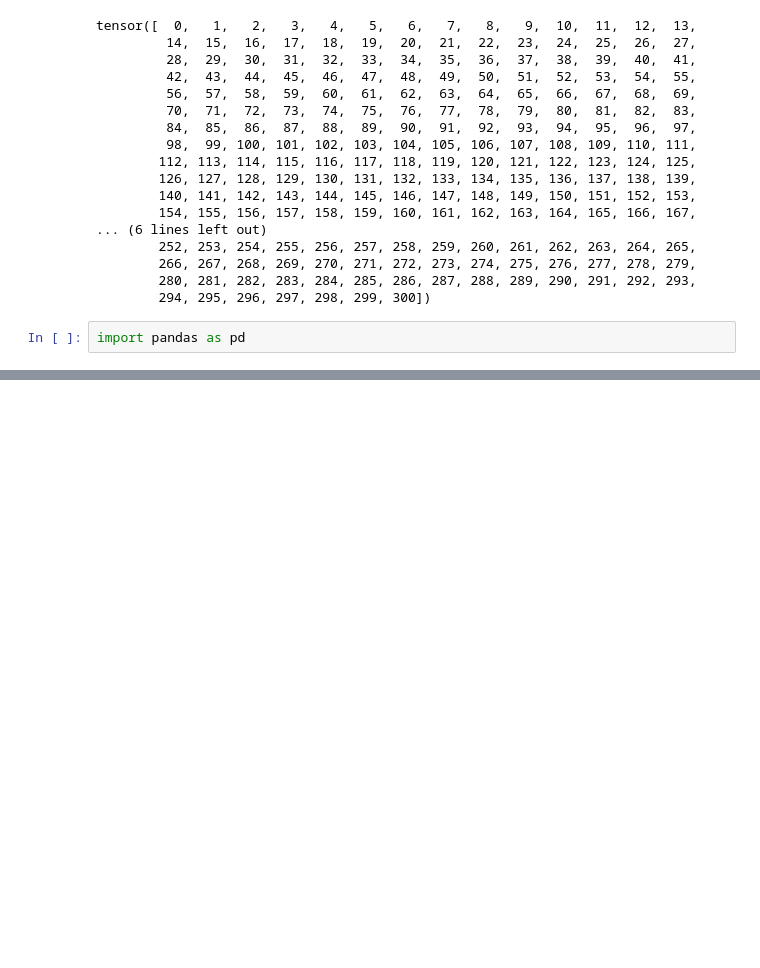
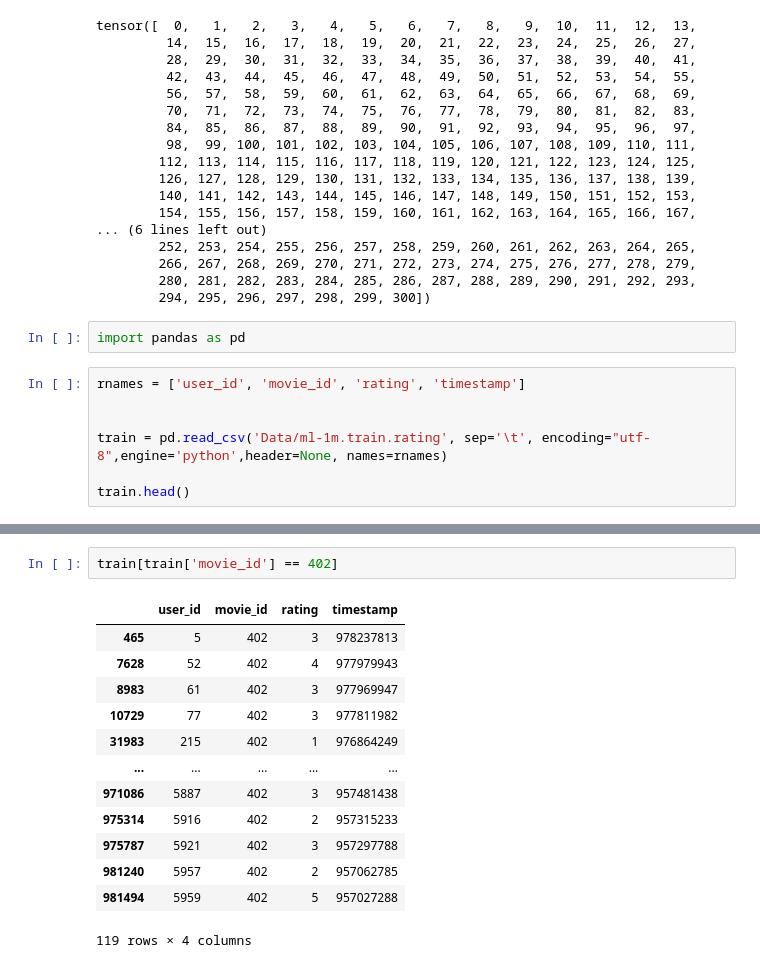
Before and after one commit to tienvu95/APR-PyTorch, a Jupyter notebook: fairness_reprogramming.ipynb, the cells around one changed output, grey strips where cells are left out. Saved outputs shown, nothing was run; the diff lists cells and outputs as text; blank space fills up the shorter version.

```diff
--- a/fairness_reprogramming.ipynb
+++ b/fairness_reprogramming.ipynb
@@ -421,3 +421,10 @@ tensor([  0,   1,   2,   3,   4,   5,   6,   7,   8,   9,  10,  11,  12,  13,
         294, 295, 296, 297, 298, 299, 300])
 # %%
 import pandas as pd
+# %%
+rnames = ['user_id', 'movie_id', 'rating', 'timestamp']
+
+
+train = pd.read_csv('Data/ml-1m.train.rating', sep='\t', encoding="utf-8",engine='python',header=None, names=rnames)
+
+train.head()
@@ -423,0 +448,16 @@ import pandas as pd
+# %%
+train[train['movie_id'] == 402]
+# %% [output]
+|  | user_id | movie_id | rating | timestamp |
+| 465 | 5 | 402 | 3 | 978237813 |
+| 7628 | 52 | 402 | 4 | 977979943 |
+| 8983 | 61 | 402 | 3 | 977969947 |
+| 10729 | 77 | 402 | 3 | 977811982 |
+| 31983 | 215 | 402 | 1 | 976864249 |
+| ... | ... | ... | ... | ... |
+| 971086 | 5887 | 402 | 3 | 957481438 |
+| 975314 | 5916 | 402 | 2 | 957315233 |
+| 975787 | 5921 | 402 | 3 | 957297788 |
+| 981240 | 5957 | 402 | 2 | 957062785 |
+| 981494 | 5959 | 402 | 5 | 957027288 |
+119 rows × 4 columns
```
Also changed, not shown: parts of 4 cells of this notebook, 5 other files.
